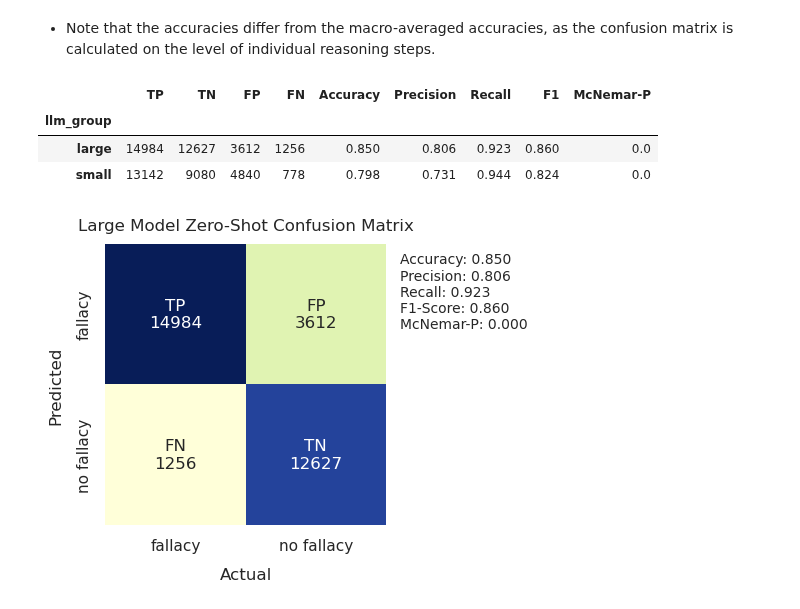
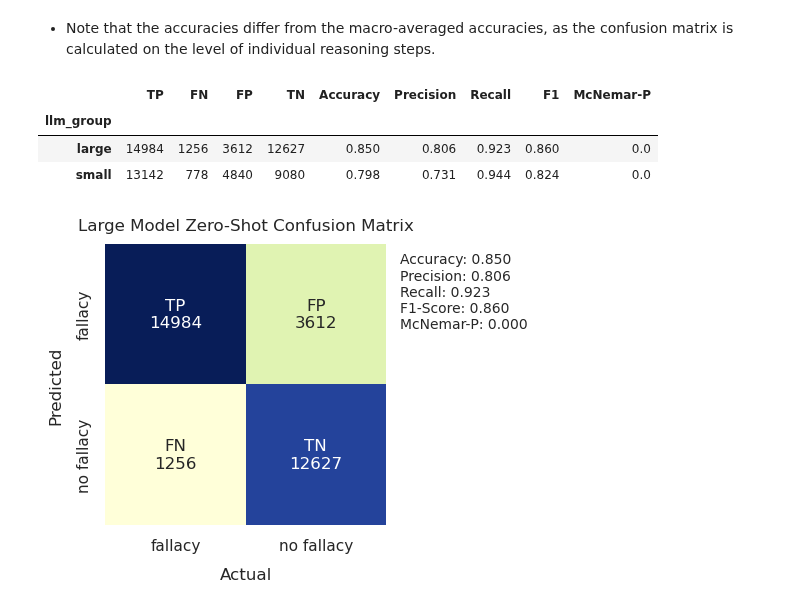
Before and after one commit to aimfeld/fallacy-detection, a Jupyter notebook: fallacy-identification.ipynb, the cells around one changed output. Saved outputs shown, nothing was run; the diff lists cells and outputs as text; code cells hidden in the pictures.

```diff
--- a/fallacy-identification.ipynb
+++ b/fallacy-identification.ipynb
@@ -377,0 +359,2 @@ add_confusion_scores(df_confusion_llm_e1).round(3)
+# %%
+df_confusion_e1 = get_confusion_matrices(df_fallacies_e1, 'label')
@@ -378,12 +380,12 @@ add_confusion_scores(df_confusion_llm_e1).round(3)
 # %% [markdown]
 - Note that the accuracies differ from the macro-averaged accuracies, as the confusion matrix is calculated on the level of individual reasoning steps.
 # %%
-df_confusion_group_e1 = add_llm_info(df_confusion_llm_e1, group=True).groupby('llm_group', observed=True).sum()
-add_confusion_scores(df_confusion_group_e1).round(3)
+df_confusion_metrics_group_e1 = get_identification_confusion_metrics(df_confusion_e1, ['llm_group', 'label'])
+df_confusion_metrics_group_e1.round(3)
 # %% [output]
-|  | TP | TN | FP | FN | Accuracy | Precision | Recall | F1 | McNemar-P |
+|  | TP | FN | FP | TN | Accuracy | Precision | Recall | F1 | McNemar-P |
 | llm_group |  |  |  |  |  |  |  |  |  |
-| large | 14984 | 12627 | 3612 | 1256 | 0.850 | 0.806 | 0.923 | 0.860 | 0.0 |
-| small | 13142 | 9080 | 4840 | 778 | 0.798 | 0.731 | 0.944 | 0.824 | 0.0 |
+| large | 14984 | 1256 | 3612 | 12627 | 0.850 | 0.806 | 0.923 | 0.860 | 0.0 |
+| small | 13142 | 778 | 4840 | 9080 | 0.798 | 0.731 | 0.944 | 0.824 | 0.0 |
 # %%
 plot_identification_confusion_matrix(
```
Also changed, not shown: parts of 23 cells of this notebook, 5 other files.
